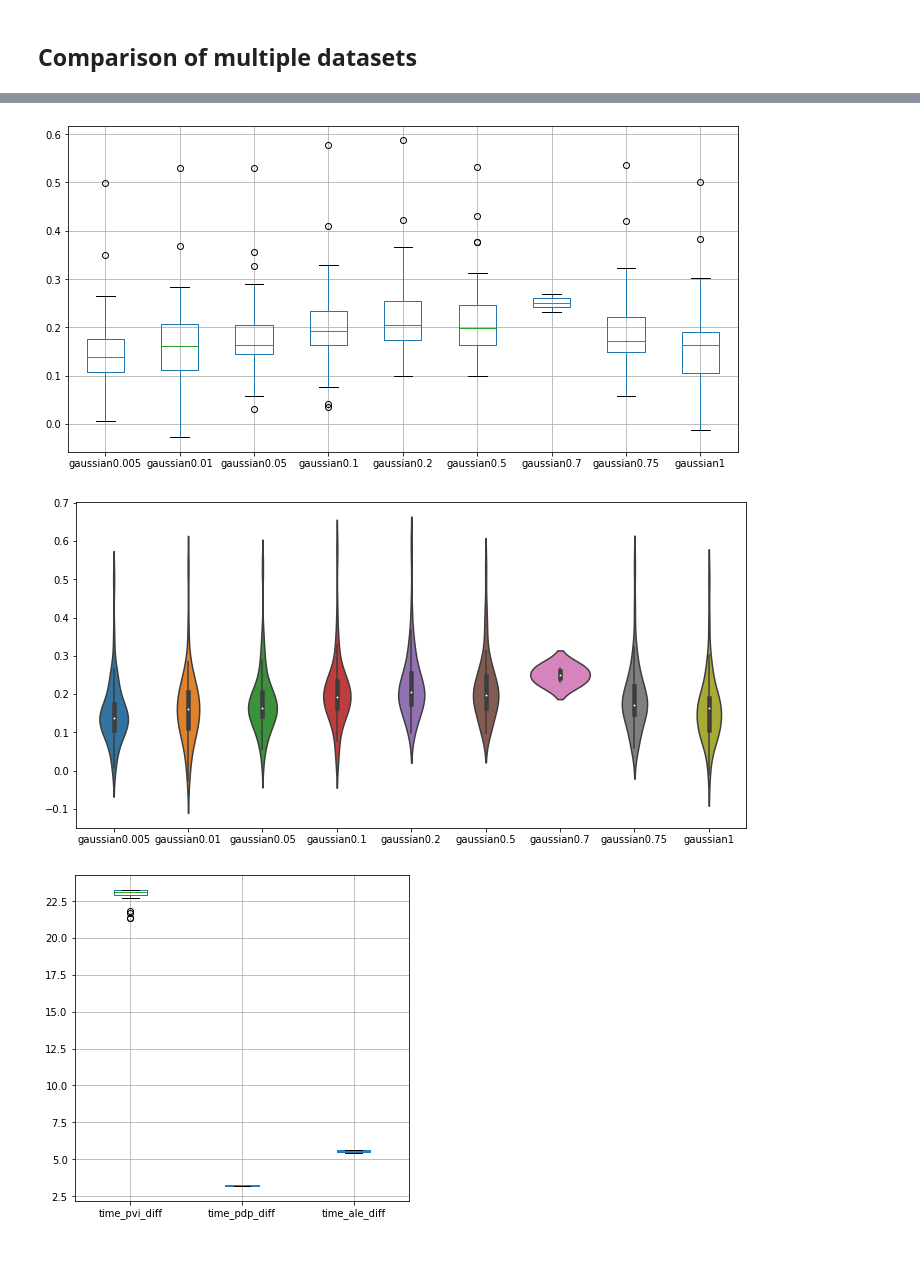
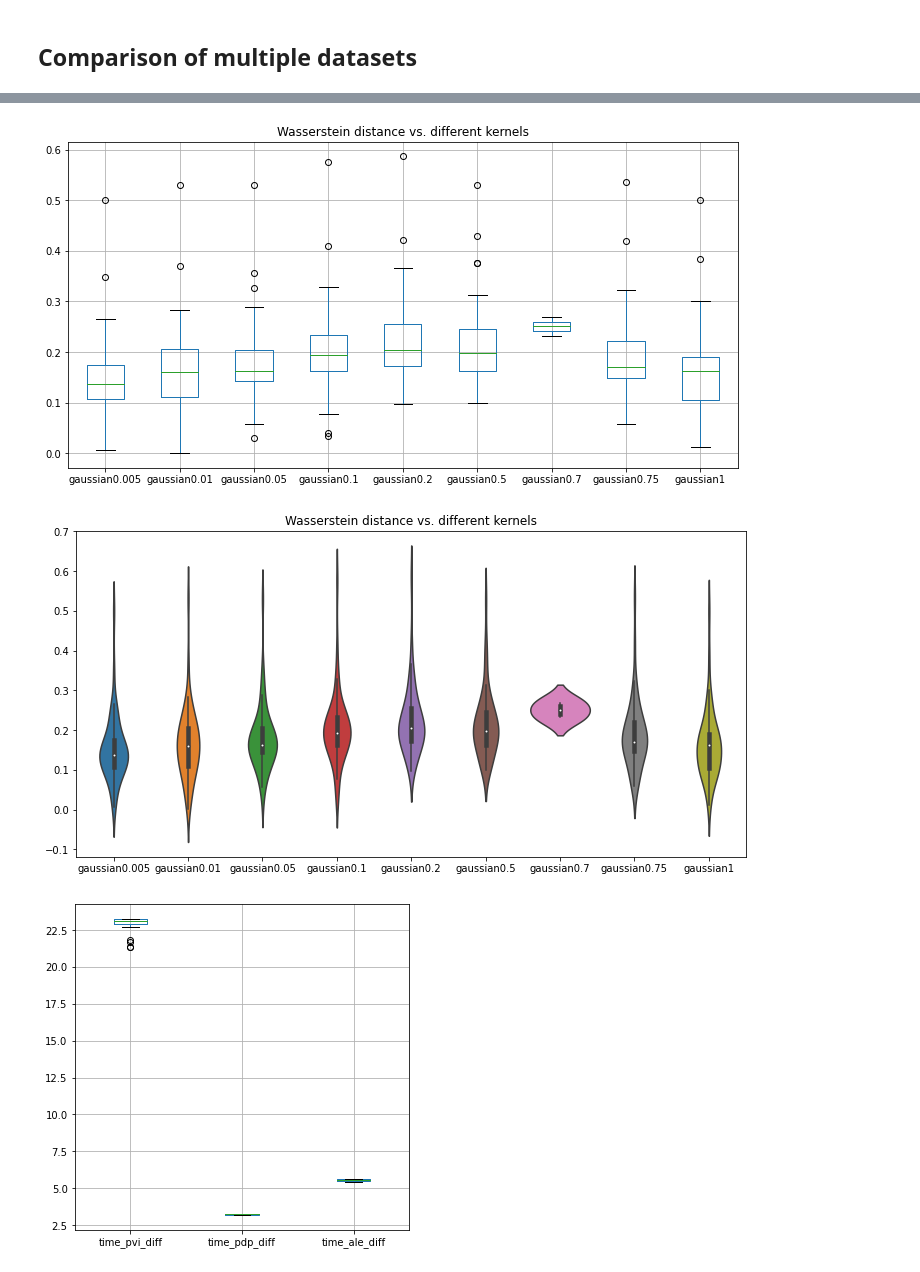
Before and after one commit to biesiadm/data_compression_xai, a Jupyter notebook: explanation-compression-main/ser_statistics.ipynb, the cells around one changed output, grey strips where cells are left out. Saved outputs shown, nothing was run; the diff lists cells and outputs as text; code cells hidden in the pictures.

```diff
--- a/explanation-compression-main/ser_statistics.ipynb
+++ b/explanation-compression-main/ser_statistics.ipynb
@@ -59,7 +59,7 @@ def plot_difference_in_datasets(datasets, data_column, names = None, title = Non
 
     df = pd.DataFrame()
     for d, n in zip(datasets_df, names):
-        df[n] = d[data_column]
+        df[n] = np.abs(d[data_column])
 
     figsize = int(len(datasets_df)*1.4)
     fig = plt.figure(figsize=(figsize,6))
@@ -89,11 +89,12 @@ plot_difference_in_datasets(datasets = datasets, data_column = 'wd_diff', names
 # %%
 import os
 
-bank_datasets = ["./results/"+f for f in os.listdir("./results")[:-1] if f.startswith("exp5")]
-plot_difference_in_datasets(bank_datasets, data_column="wd_diff")
+bank_datasets = ["./results/"+f for f in os.listdir("./results")[:-1] if f.startswith("exp5_bank_gaussian")]
+plot_difference_in_datasets(bank_datasets, data_column="wd_diff",
+                            title="Wasserstein distance vs. different kernels")
 # %% [output]
-[figure, old version]
+[figure, new version]
-[figure, old version]
+[figure, new version]
 # %%
 #bank_datasets = ["./results/"+f for f in os.listdir("./results")[:-1] if f.startswith("exp5")]
 #plot_difference_in_datasets(bank_datasets, data_column="wd_diff")
```
Also changed, not shown: parts of 4 cells of this notebook, 3 other files.
